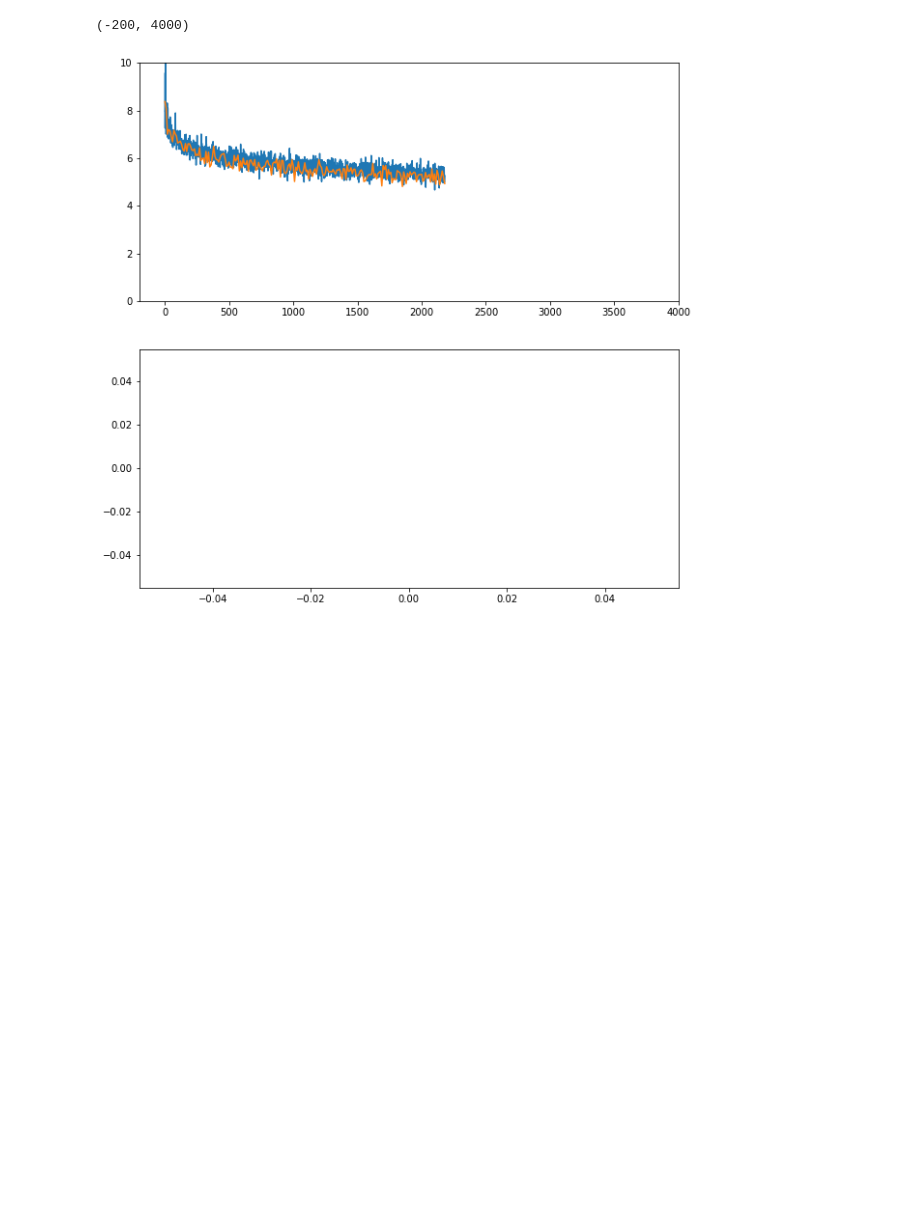
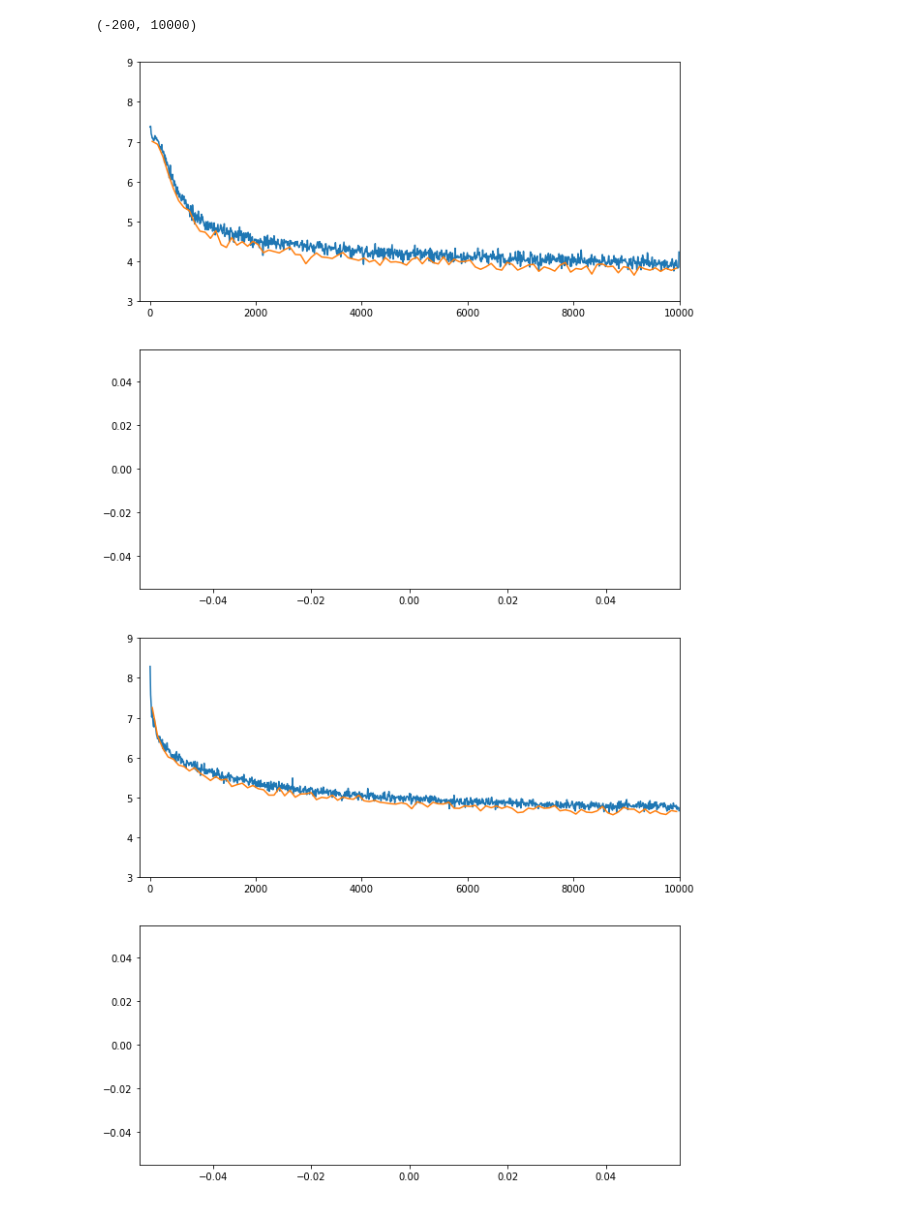
Before and after one commit to dmcinerney/Summarization, a Jupyter notebook: plot_checkpoint.ipynb, the cells around one changed output. Saved outputs shown, nothing was run; the diff lists cells and outputs as text; code cells hidden in the pictures; blank space fills up the shorter version.

```diff
--- a/plot_checkpoint.ipynb
+++ b/plot_checkpoint.ipynb
@@ -1,12 +1,13 @@
 # %%
 from pytorch_helper import plot_checkpoint
 # %%
-ax_losses, ax_errors = plot_checkpoint("checkpoint", figure_name='plot', show=False, average_over=1)
-ax_losses.set_ylim([0,10])
-ax_losses.set_xlim([-200,4000])
-# ax_losses, ax_errors = plot_checkpoint("checkpoint1", figure_name='plot', show=False, average_over=10)
-# ax_losses.set_ylim([0,10])
-# ax_losses.set_xlim([-2000,50000])
+ax_losses, ax_errors = plot_checkpoint("checkpoint", figure_name='plot', show=False, average_over=10)
+ax_losses.set_ylim([3,9])
+ax_losses.set_xlim([-200,10000])
+ax_losses, ax_errors = plot_checkpoint("checkpoint1", figure_name='plot', show=False, average_over=10)
+ax_losses.set_ylim([3,9])
+ax_losses.set_xlim([-200,10000])
 # %% [output]
-(-200, 4000)
+(-200, 10000)
-[figure, old version]
+[figure, new version]
+[figure, added]
```
Also changed, not shown: 10 other files.
